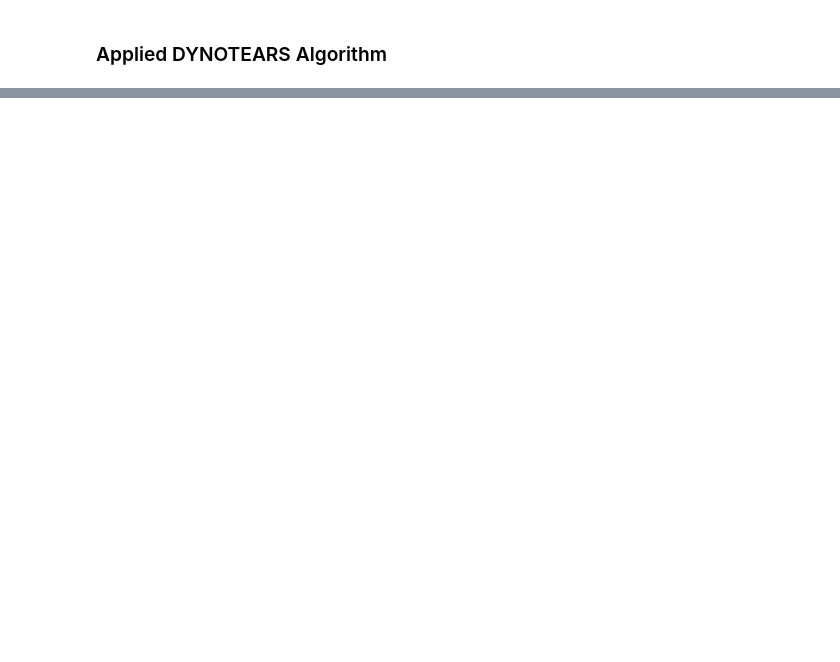
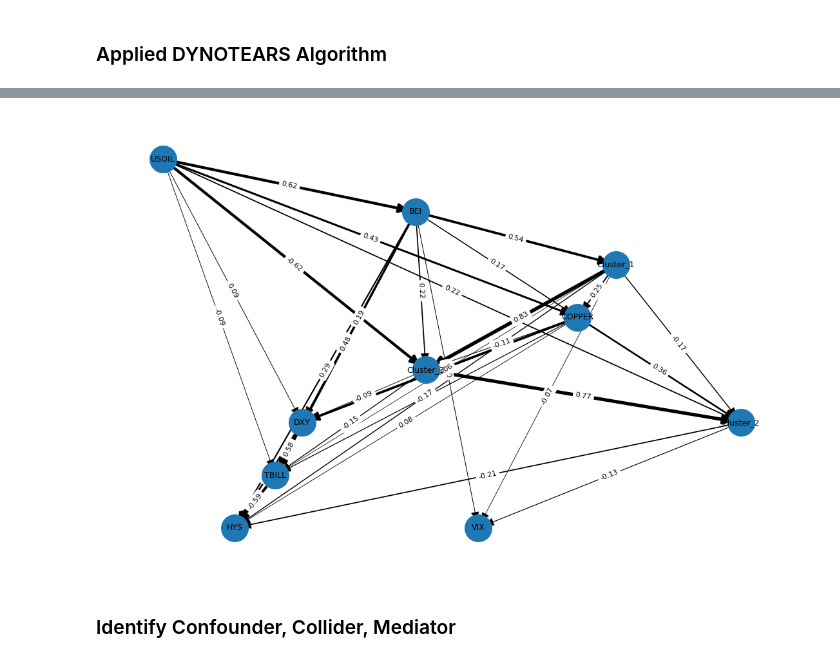
Before and after one commit to Tommylee1013/causal-allocation, a Jupyter notebook: Note/DYNOTEARS.ipynb, the cells around one changed output, grey strips where cells are left out. Drawn from its saved outputs; the diff is of its cells as text; code cells hidden in the pictures; blank space fills up the shorter version.

```diff
--- a/Note/DYNOTEARS.ipynb
+++ b/Note/DYNOTEARS.ipynb
@@ -98,0 +578,10 @@ print(inter_df.sort_values(by='Weight', ascending=False).head(10))
+# %%
+model, B, order, df_used = fit_lingam_static(feature_matrix)
+# %%
+graph = adjacency_to_digraph(B, df_used.columns, thresh=1e-4)
+# %%
+plot_treeish(graph)
+# %% [output]
+[figure, added]
+# %% [markdown]
+### Identify Confounder, Collider, Mediator
```
Also changed, not shown: parts of 41 cells of this notebook, 3 other files.
